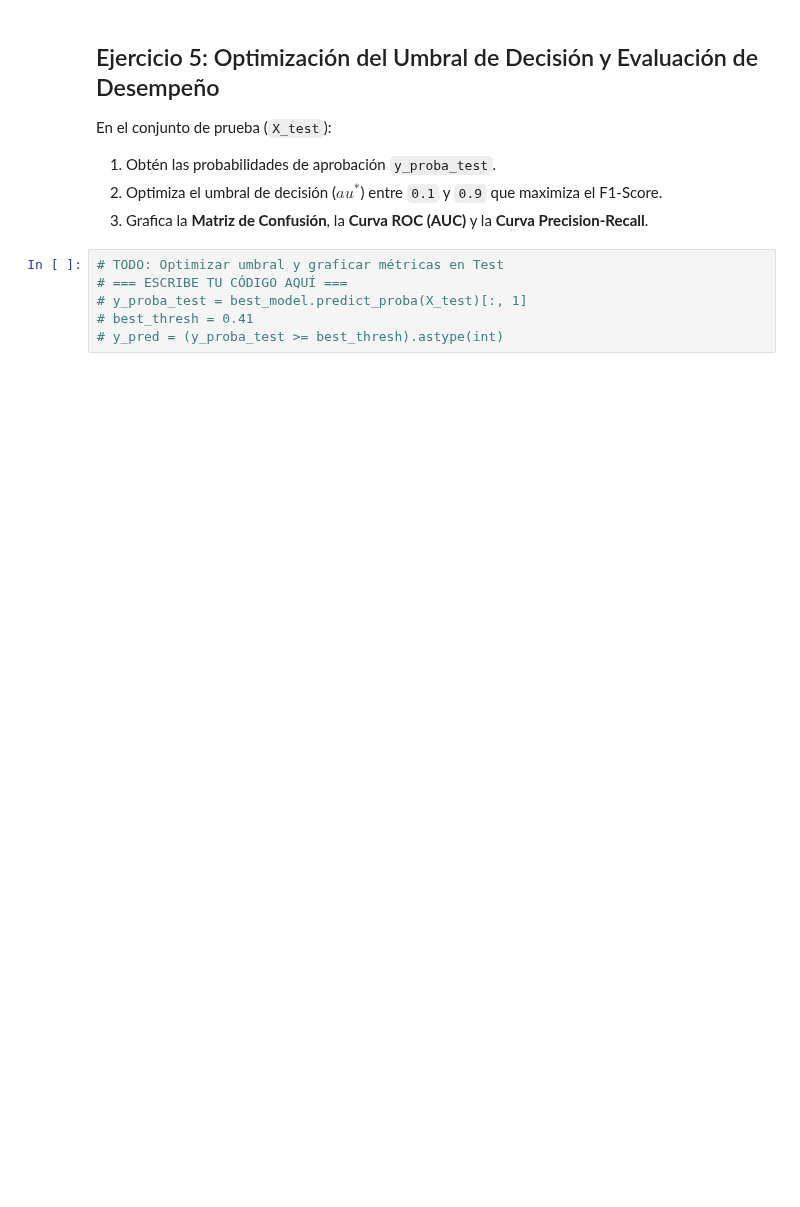
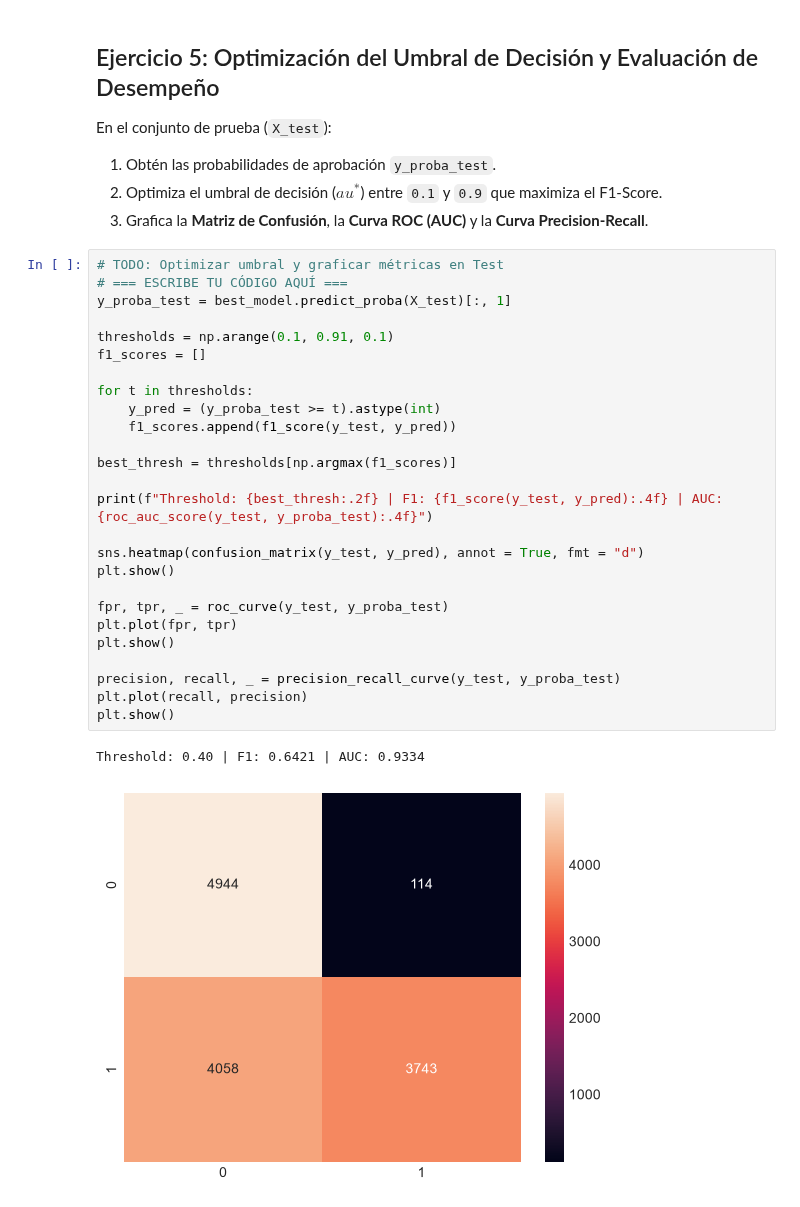
Before and after one commit to marcosm2137/ML1-2026.2_MarcosMaldonado, a Jupyter notebook: TP_2/nb_tp2_parte2_regresion_logistica.ipynb, the cells around one changed output. Cells and saved outputs as stored; diff of their text form; blank space fills up the shorter version.

```diff
--- a/TP_2/nb_tp2_parte2_regresion_logistica.ipynb
+++ b/TP_2/nb_tp2_parte2_regresion_logistica.ipynb
@@ -112,9 +148,32 @@ En el conjunto de prueba (`X_test`):
 1. Obtén las probabilidades de aprobación `y_proba_test`.
 2. Optimiza el umbral de decisión ($	au^*$) entre `0.1` y `0.9` que maximiza el F1-Score.
 3. Grafica la **Matriz de Confusión**, la **Curva ROC (AUC)** y la **Curva Precision-Recall**.
-# %%
-# TODO: Optimizar umbral y graficar métricas en Test
-# === ESCRIBE TU CÓDIGO AQUÍ ===
-# y_proba_test = best_model.predict_proba(X_test)[:, 1]
-# best_thresh = 0.41
-# y_pred = (y_proba_test >= best_thresh).astype(int)
+# %%
+# TODO: Optimizar umbral y graficar métricas en Test
+# === ESCRIBE TU CÓDIGO AQUÍ ===
+y_proba_test = best_model.predict_proba(X_test)[:, 1]
+
+thresholds = np.arange(0.1, 0.91, 0.1)
+f1_scores = []
+
+for t in thresholds:
+    y_pred = (y_proba_test >= t).astype(int)
+    f1_scores.append(f1_score(y_test, y_pred))
+
+best_thresh = thresholds[np.argmax(f1_scores)]
+
+print(f"Threshold: {best_thresh:.2f} | F1: {f1_score(y_test, y_pred):.4f} | AUC: {roc_auc_score(y_test, y_proba_test):.4f}")
+
+sns.heatmap(confusion_matrix(y_test, y_pred), annot = True, fmt = "d")
+plt.show()
+
+fpr, tpr, _ = roc_curve(y_test, y_proba_test)
+plt.plot(fpr, tpr)
+plt.show()
+
+precision, recall, _ = precision_recall_curve(y_test, y_proba_test)
+plt.plot(recall, precision)
+plt.show()
+# %% [output]
+Threshold: 0.40 | F1: 0.6421 | AUC: 0.9334
+[figure, added]
```
Also changed, not shown: parts of 6 cells of this notebook.
